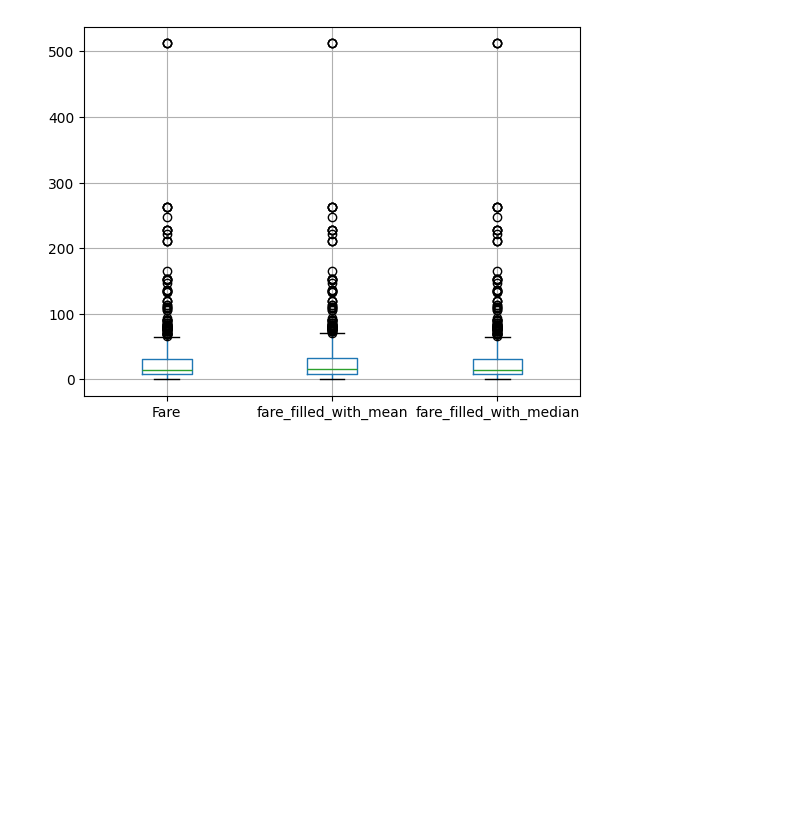
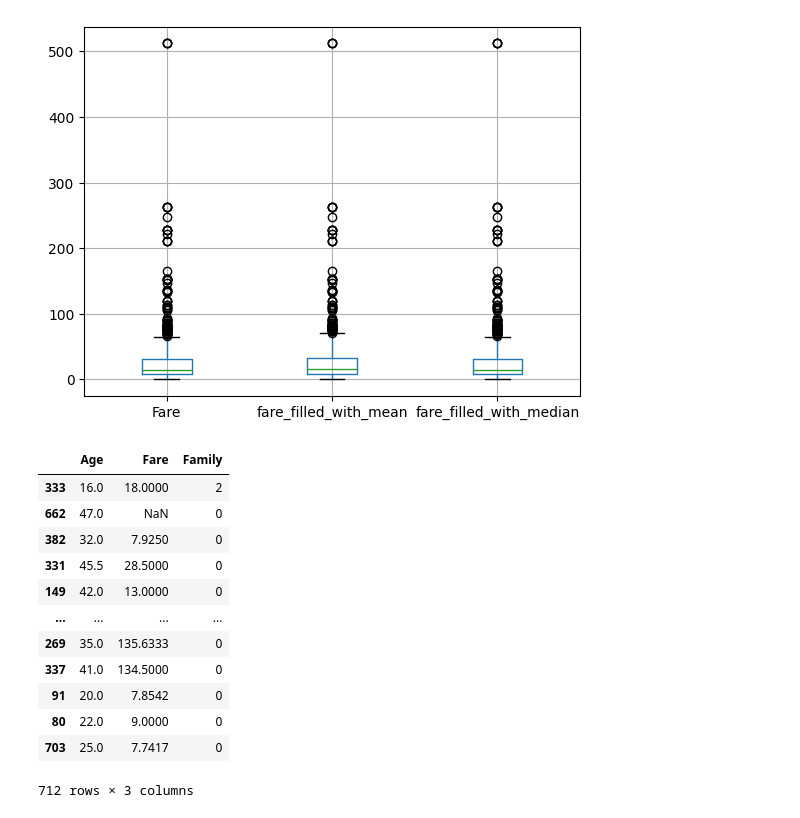
Before and after one commit to gautamsudip/scikit-learn, a Jupyter notebook: Imputation-Handling missing values.ipynb, the cells around one changed output. Cells and saved outputs as stored; diff of their text form; code cells hidden in the pictures; blank space fills up the shorter version.

```diff
--- a/Imputation-Handling missing values.ipynb
+++ b/Imputation-Handling missing values.ipynb
@@ -169,0 +173,2 @@ X_train[['Fare', 'fare_filled_with_mean', 'fare_filled_with_median']].boxplot()
+# %%
+X_train, X_test, y_train, y_test = train_test_split (x, y, test_size=.2, random_state=11)
@@ -169,0 +184,17 @@ X_train[['Fare', 'fare_filled_with_mean', 'fare_filled_with_median']].boxplot()
+# %%
+X_train
+# X_train before fit
+# %% [output]
+|  | Age | Fare | Family |
+| 333 | 16.0 | 18.0000 | 2 |
+| 662 | 47.0 | NaN | 0 |
+| 382 | 32.0 | 7.9250 | 0 |
+| 331 | 45.5 | 28.5000 | 0 |
+| 149 | 42.0 | 13.0000 | 0 |
+| ... | ... | ... | ... |
+| 269 | 35.0 | 135.6333 | 0 |
+| 337 | 41.0 | 134.5000 | 0 |
+| 91 | 20.0 | 7.8542 | 0 |
+| 80 | 22.0 | 9.0000 | 0 |
+| 703 | 25.0 | 7.7417 | 0 |
+712 rows × 3 columns
```
Also changed, not shown: parts of 14 cells of this notebook.
